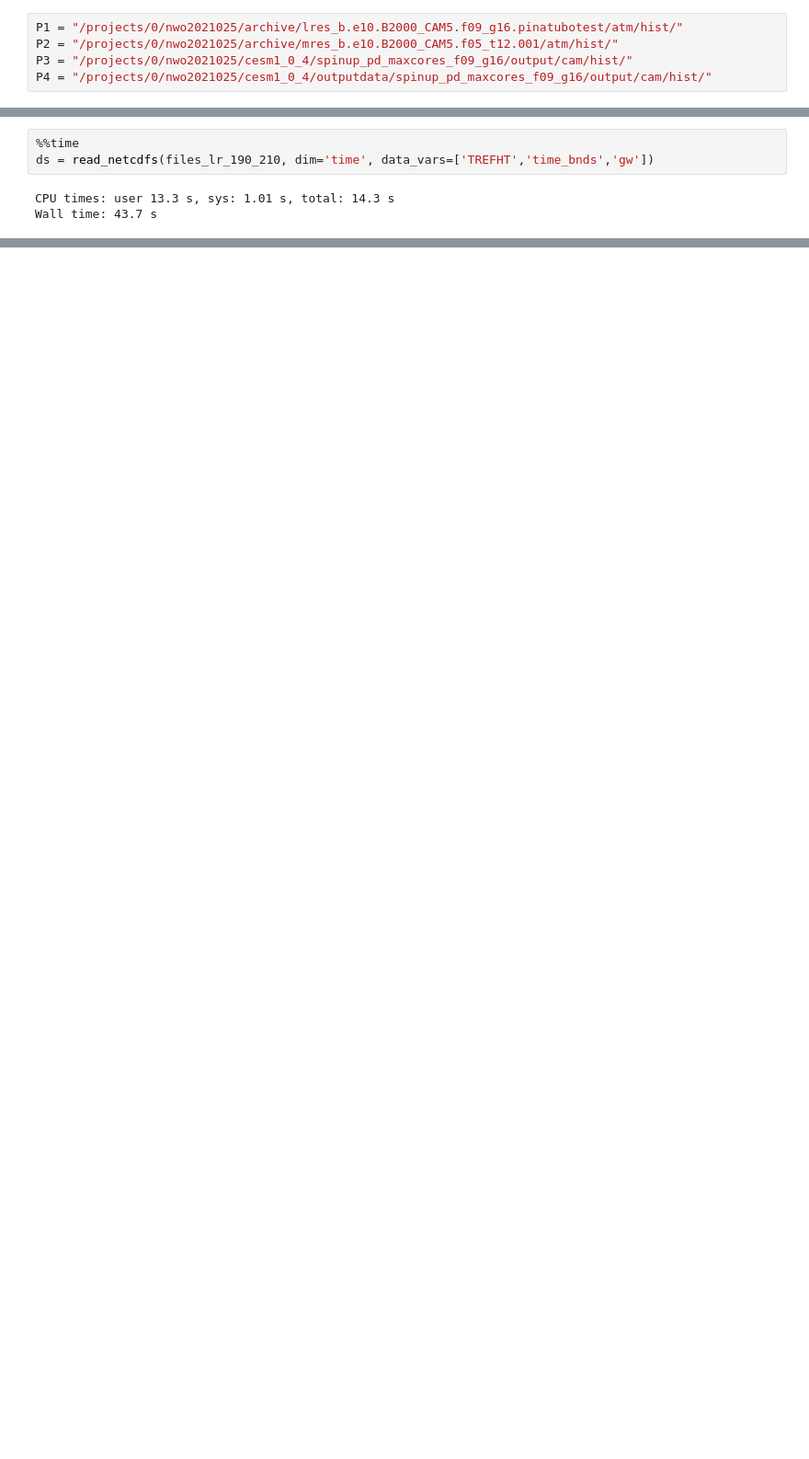
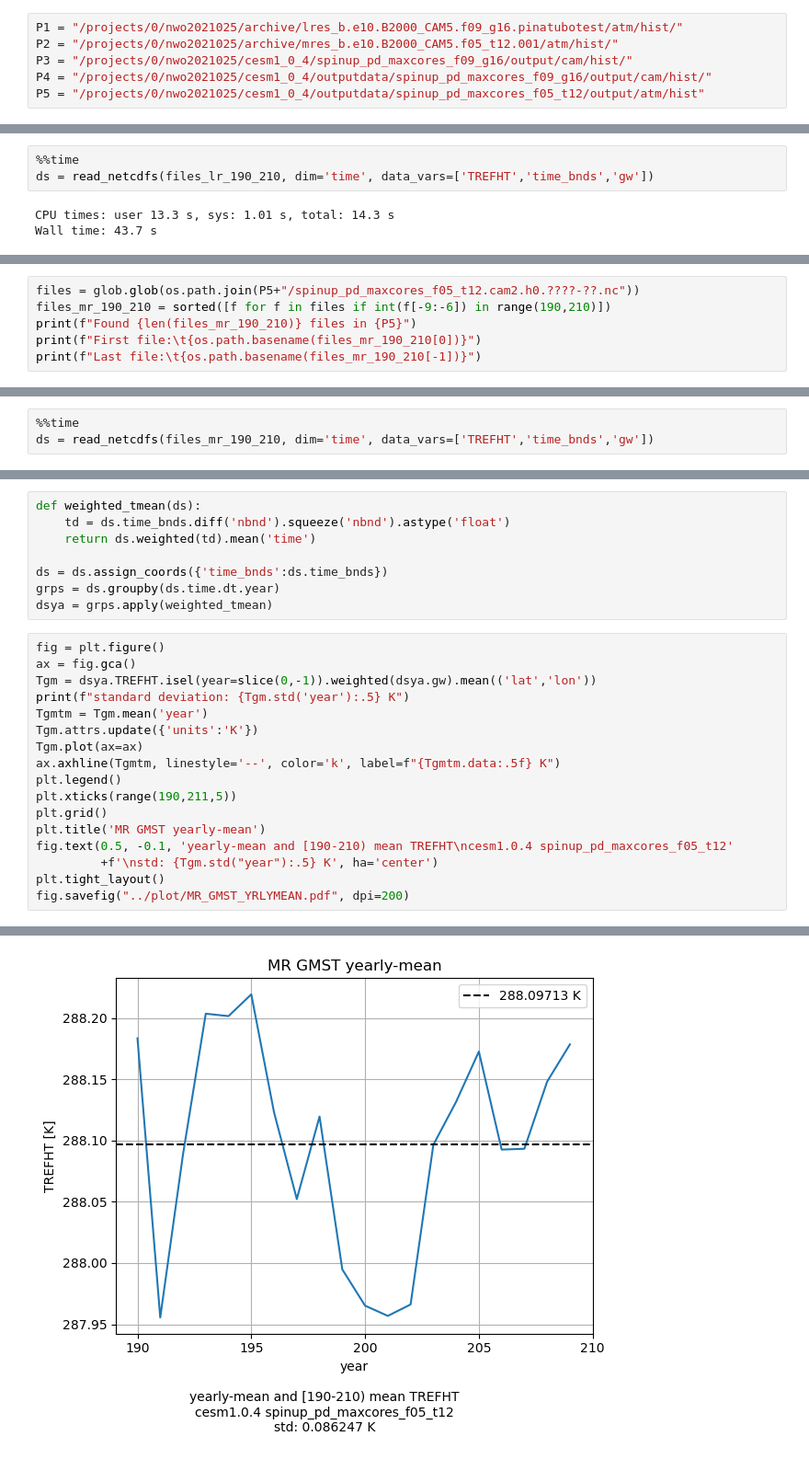
Before and after one commit to JdeJong96/sai-git, a Jupyter notebook: sai/jupyter/reftemp_cesm104.ipynb, the cells around one changed output, grey strips where cells are left out. Shown at 92% size. Saved outputs shown, nothing was run; the diff lists cells and outputs as text; blank space fills up the shorter version.

```diff
--- a/sai/jupyter/reftemp_cesm104.ipynb
+++ b/sai/jupyter/reftemp_cesm104.ipynb
@@ -11,3 +11,4 @@ P1 = "/projects/0/nwo2021025/archive/lres_b.e10.B2000_CAM5.f09_g16.pinatubotest/
 P2 = "/projects/0/nwo2021025/archive/mres_b.e10.B2000_CAM5.f05_t12.001/atm/hist/"
 P3 = "/projects/0/nwo2021025/cesm1_0_4/spinup_pd_maxcores_f09_g16/output/cam/hist/"
 P4 = "/projects/0/nwo2021025/cesm1_0_4/outputdata/spinup_pd_maxcores_f09_g16/output/cam/hist/"
+P5 = "/projects/0/nwo2021025/cesm1_0_4/outputdata/spinup_pd_maxcores_f05_t12/output/atm/hist"
@@ -71,0 +81,6 @@ standard deviation: 0.11173 K
+# %%
+files = glob.glob(os.path.join(P5+"/spinup_pd_maxcores_f05_t12.cam2.h0.????-??.nc"))
+files_mr_190_210 = sorted([f for f in files if int(f[-9:-6]) in range(190,210)])
+print(f"Found {len(files_mr_190_210)} files in {P5}")
+print(f"First file:\t{os.path.basename(files_mr_190_210[0])}")
+print(f"Last file:\t{os.path.basename(files_mr_190_210[-1])}")
@@ -71,0 +91,3 @@ standard deviation: 0.11173 K
+# %%
+%%time
+ds = read_netcdfs(files_mr_190_210, dim='time', data_vars=['TREFHT','time_bnds','gw'])
@@ -71,0 +97,26 @@ standard deviation: 0.11173 K
+# %%
+def weighted_tmean(ds):
+    td = ds.time_bnds.diff('nbnd').squeeze('nbnd').astype('float')
+    return ds.weighted(td).mean('time')
+
+ds = ds.assign_coords({'time_bnds':ds.time_bnds})
+grps = ds.groupby(ds.time.dt.year)
+dsya = grps.apply(weighted_tmean)
+# %%
+fig = plt.figure()
+ax = fig.gca()
+Tgm = dsya.TREFHT.isel(year=slice(0,-1)).weighted(dsya.gw).mean(('lat','lon'))
+print(f"standard deviation: {Tgm.std('year'):.5} K")
+Tgmtm = Tgm.mean('year')
+Tgm.attrs.update({'units':'K'})
+Tgm.plot(ax=ax)
+ax.axhline(Tgmtm, linestyle='--', color='k', label=f"{Tgmtm.data:.5f} K")
+plt.legend()
+plt.xticks(range(190,211,5))
+plt.grid()
+plt.title('MR GMST yearly-mean')
+fig.text(0.5, -0.1, 'yearly-mean and [190-210) mean TREFHT\ncesm1.0.4 spinup_pd_maxcores_f05_t12'
+         +f'\nstd: {Tgm.std("year"):.5} K', ha='center')
+plt.tight_layout()
+fig.savefig("../plot/MR_GMST_YRLYMEAN.pdf", dpi=200)
+# %% [output]
@@ -71,0 +124 @@ standard deviation: 0.11173 K
+[figure, added]
```
Also changed, not shown: parts of 9 cells of this notebook, 1 other file.
